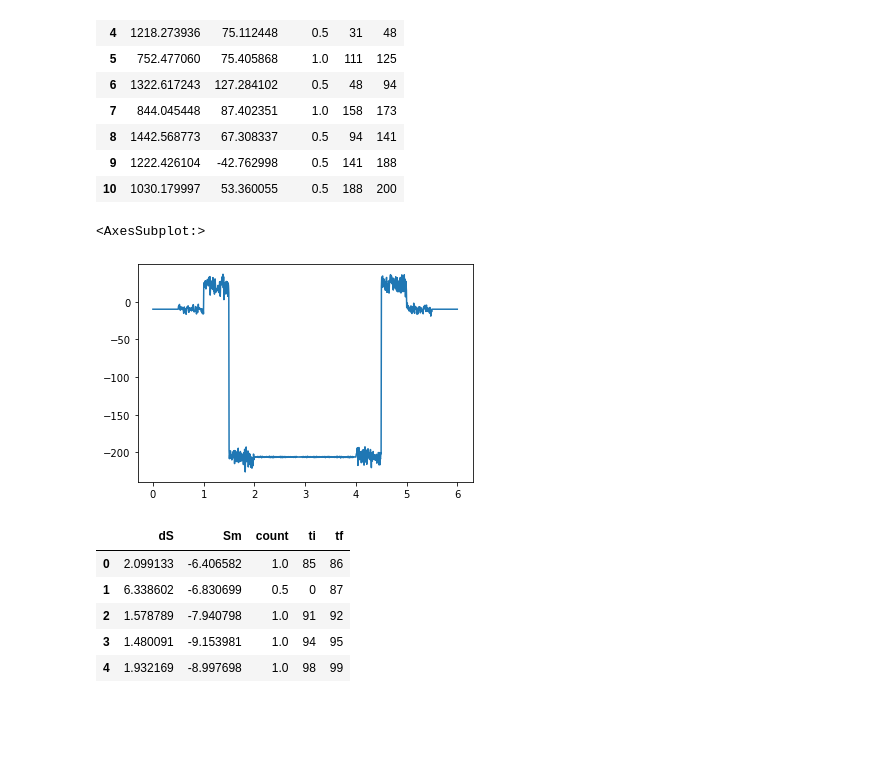
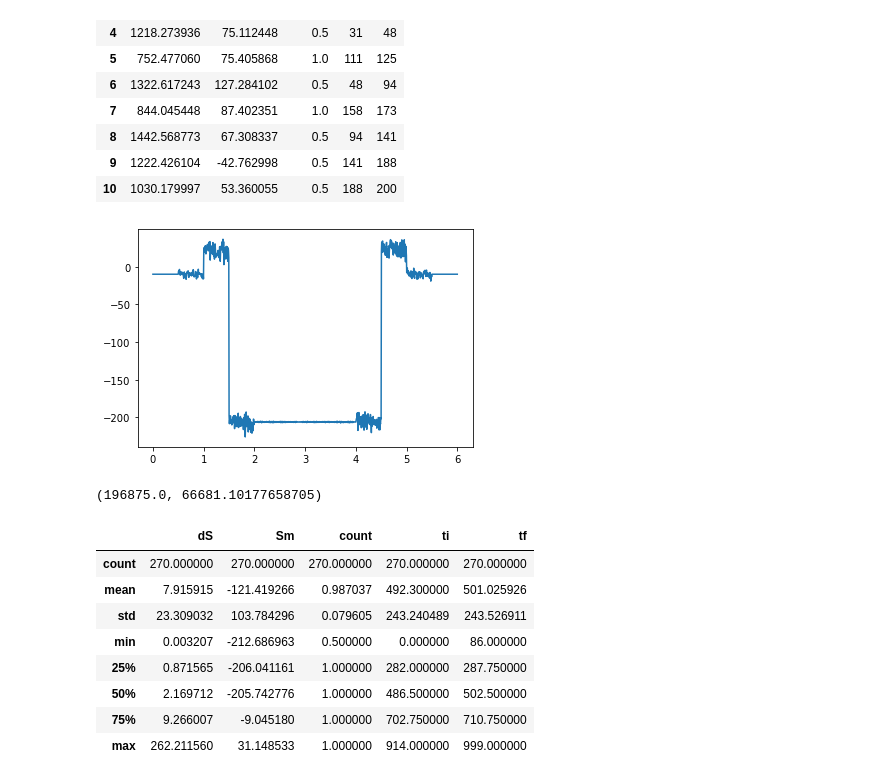
Before and after one commit to dmkeijzer/RBDOWigeon-paper, a Jupyter notebook: structures/NewBox.ipynb, the cells around one changed output. Cells and saved outputs as stored; diff of their text form; code cells hidden in the pictures; blank space fills up the shorter version.

```diff
--- a/structures/NewBox.ipynb
+++ b/structures/NewBox.ipynb
@@ -361,18 +347,19 @@ import numpy as np
 import rainflow
 
 class Fatigue:
-    def __init__(self, Sground, Stakeoff, Scruise, airTime, turnOver, takeOffTime):
+    def __init__(self, Sground, Stakeoff, Scruise, airTime, turnOver, takeOffTime, mat):
         self.Sg, self.Sto, self.Scr, self.tAir, self.tTO = Sground, Stakeoff, Scruise, airTime, takeOffTime
         self.tot = turnOver
         self.cyc, self.df, self.ts = [None]*3
+        self.mat = mat
 
     def determineCycle(self):
         self.ts = np.linspace(0, self.tAir + self.tot, 1000)
         gag, tg = [], self.tot / 2
         for t in self.ts:
-            acoustic = 0.2 * np.sum(np.sin(2*np.pi * t / np.arange(0.001/3600, 0.01/3600, 0.001/3600)))
-            turbulence = np.sum(np.sin(2*np.pi * t / np.arange(0.1/3600, 10/3600, 0.1/3600)))
-            taxi = np.sum(np.sin(2*np.pi * t / np.arange(0.05/3600, 1/3600, 0.05/3600)))
+            acoustic = 0.2 * np.sum(np.sin(2*np.pi * t / np.arange(0.001/3600, 0.01/3600, 0.001/3600))) # noise in the given frequency range
+            turbulence = np.sum(np.sin(2*np.pi * t / np.arange(0.1/3600, 10/3600, 0.1/3600))) # same here
+            taxi = np.sum(np.sin(2*np.pi * t / np.arange(0.05/3600, 1/3600, 0.05/3600))) # and here, all frequencies taken from the textbook - Schijve Ch 9
             if t < tg or t > self.tAir + tg:
                 gag.append(self.Sg + (taxi if tg > t > 0.5 * tg or self.tAir + tg < t < self.tAir + 1.5 * tg else 0))
             elif tg + 0.5 <= t <= self.tAir + tg - 0.5:
@@ -388,11 +375,15 @@ class Fatigue:
         self.df = df[df['count'] != 0]
         return self.df
 
-    def MinersRule(self):
+    MinersRule = lambda self: 1 / (self.df['count'] / self.BasquinLaw(self.df['dS'])).sum()
+
+    BasquinLaw = lambda self, S: self.mat.SNC / (S ** self.mat.SNm)
 # %%
-fatigue = Fatigue(-10, 22.5, -206, 4, 2, 0.5)
+
+from Material import Material
+fatigue = Fatigue(-10, 22.5, -206, 4, 2, 0.5, Material.load(file = '../data/materials.csv'))
 t, y = fatigue.determineCycle()
 sns.lineplot(x=t, y=y)
+fdf = fatigue.getCycles()
 # %% [output]
-<AxesSubplot:>
 [figure]
@@ -401,9 +390,19 @@ fdf = fatigue.getCycles()
+# %%
+
+fatigue.BasquinLaw(200), fatigue.MinersRule()
+# fdf.sort_values(by = 'dS', ascending = False)
+# %% [output]
+(196875.0, 66681.10177658705)
 # %%
 fdf.head()
+fdf.describe()
 # %% [output]
 |  | dS | Sm | count | ti | tf |
-| 0 | 2.099133 | -6.406582 | 1.0 | 85 | 86 |
-| 1 | 6.338602 | -6.830699 | 0.5 | 0 | 87 |
-| 2 | 1.578789 | -7.940798 | 1.0 | 91 | 92 |
-| 3 | 1.480091 | -9.153981 | 1.0 | 94 | 95 |
-| 4 | 1.932169 | -8.997698 | 1.0 | 98 | 99 |
+| count | 270.000000 | 270.000000 | 270.000000 | 270.000000 | 270.000000 |
+| mean | 7.915915 | -121.419266 | 0.987037 | 492.300000 | 501.025926 |
+| std | 23.309032 | 103.784296 | 0.079605 | 243.240489 | 243.526911 |
+| min | 0.003207 | -212.686963 | 0.500000 | 0.000000 | 86.000000 |
+| 25% | 0.871565 | -206.041161 | 1.000000 | 282.000000 | 287.750000 |
+| 50% | 2.169712 | -205.742776 | 1.000000 | 486.500000 | 502.500000 |
+| 75% | 9.266007 | -9.045180 | 1.000000 | 702.750000 | 710.750000 |
+| max | 262.211560 | 31.148533 | 1.000000 | 914.000000 | 999.000000 |
```
Also changed, not shown: parts of 5 cells of this notebook, 2 other files.
